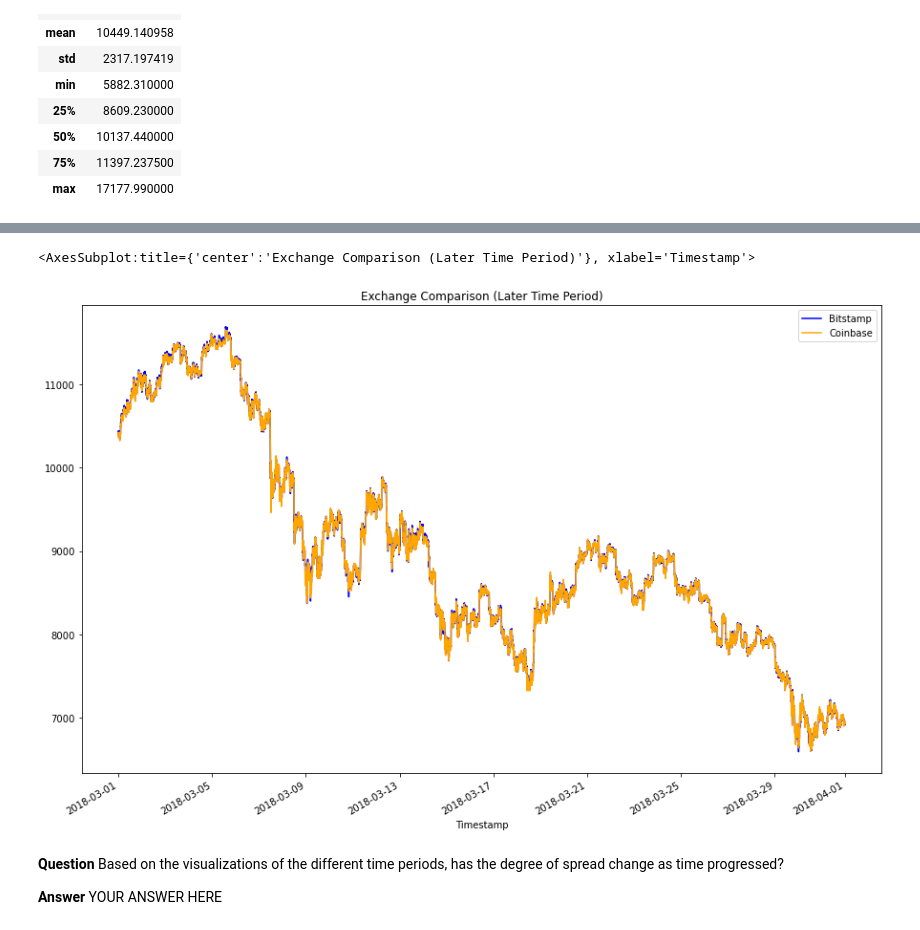
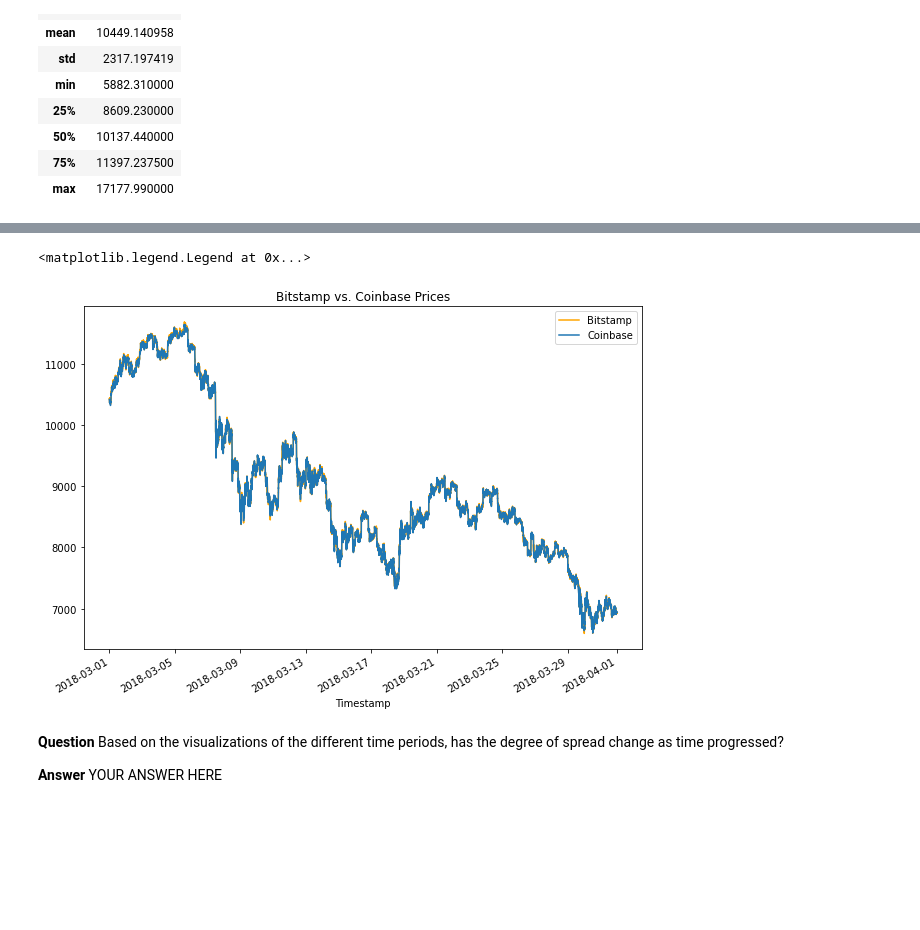
Before and after one commit to mwoj123/Module_3_Challenge, a Jupyter notebook: crypto_arbitrage.ipynb, the cells around one changed output, grey strips where cells are left out. Saved outputs shown, nothing was run; the diff lists cells and outputs as text; code cells hidden in the pictures; blank space fills up the shorter version.

```diff
--- a/crypto_arbitrage.ipynb
+++ b/crypto_arbitrage.ipynb
@@ -192,8 +192,8 @@ Select the data you want to analyze. Use `loc` or `iloc` to select the following
 * Close
 # %%
 # Use loc or iloc to select `Timestamp (the index)` and `Close` from bitstamp DataFrame
-bitstamp_sliced = bitstamp.loc[:, "Close"]
+bitstamp_sliced = pd.DataFrame(bitstamp.loc[:, "Close"])
 
 # Review the first five rows of the DataFrame
-bitstamp_sliced
+bitstamp_sliced.head()
 # %% [output]
@@ -213,7 +207,7 @@ Name: Close, Length: 129067, dtype: float64
 # %%
 # Use loc or iloc to select `Timestamp (the index)` and `Close` from coinbase DataFrame
-coinbase_sliced = coinbase.loc[:, "Close"]
+coinbase_sliced = pd.DataFrame(coinbase.loc[:, "Close"])
 
 # Review the first five rows of the DataFrame
-coinbase_sliced
+coinbase_sliced.head()
 # %% [output]
@@ -301,11 +295,14 @@ coinbase_sliced.plot(figsize=(10,7), title = 'Coinbase Prices', color ='blue')
 # %%
 # Using the loc and plot functions, create an overlay plot that visualizes
 # the price action of both DataFrames for a one month period later in the dataset
 # Be sure to include the parameters: legend, figure size, title, and color and label
-# YOUR CODE HERE
+ax = bitstamp_sliced.loc['2018-03-01':'2018-04-01'].plot(figsize=(10,7), title = 'Bitstamp vs. Coinbase Prices', color ='orange')
+coinbase_sliced.loc['2018-03-01':'2018-04-01'].plot(ax=ax)
+
+ax.legend(['Bitstamp', 'Coinbase'])
 # %% [output]
-<AxesSubplot:title={'center':'Exchange Comparison (Later Time Period)'}, xlabel='Timestamp'>
+<matplotlib.legend.Legend at 0x...>
-[figure, old version]
+[figure, new version]
 # %% [markdown]
 **Question** Based on the visualizations of the different time periods, has the degree of spread change as time progressed?
 
```
Also changed, not shown: parts of 8 cells of this notebook.
